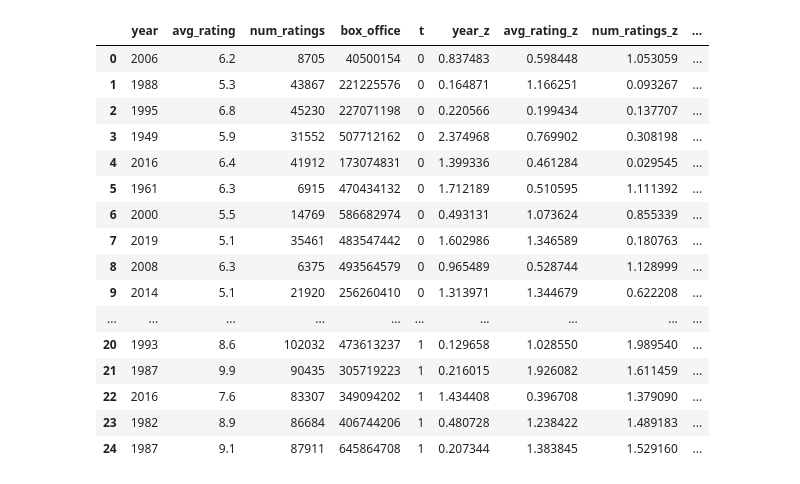
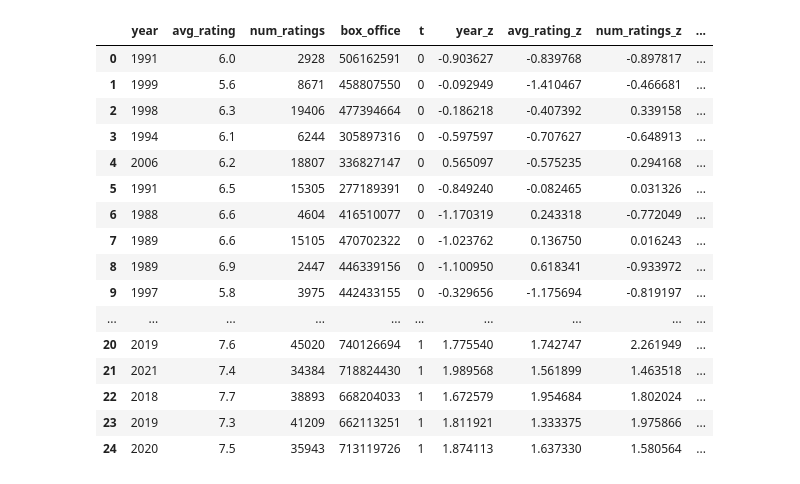
Before and after one commit to npiccolotto/undrground-tubes, a Jupyter notebook: data/synth/synth.ipynb, the cells around one changed output. Cells and saved outputs as stored; diff of their text form; code cells hidden in the pictures.

```diff
--- a/data/synth/synth.ipynb
+++ b/data/synth/synth.ipynb
@@ -64,13 +112,14 @@ nd2 = 5
 means, sds = list(
     zip(*[imdb_year_stats, imdb_avgrat_stats, imdb_numrat_stats, imdb_boxoffice_stats])
 )
+sds = np.array((0.25, 0.25, 0.25, 0.25)) * np.array(sds)
 limits = [(1890, 2023), (1, 10), (0, math.inf), (0, math.inf)]
-samples1 = rvs(means, sds, limits, size=nd1)
+samples1 = rvs(means,  np.array(sds), limits, size=nd1)
 # the small cluster has a shifted mean and tighter standard deviations
 # TODO make it configurable slash random
 # 1) what the direction of the shifted means is
 # 2) by how much the means are shifted and along which dimensions
-shifted_means = np.array(means) + np.array((0, 2, 2, 0)) * np.array(sds)
+shifted_means = np.array(means) + np.repeat(4,4) * np.array(sds)
 smaller_sds = np.array(sds) * np.repeat(0.5, 4)
 samples2 = rvs(shifted_means, smaller_sds, limits, size=nd2)
 samples = np.concatenate((samples1, samples2))
@@ -111,46 +160,46 @@ for field in ["year", "num_ratings", "box_office"]:
 # some floats should be rounded
 df["avg_rating"] = df["avg_rating"].round(1)
 # regarding sets
 # we want all sets to have at least one element in each cluster
 # which at the same time ensures that no set has a single or no element
 genre_colsums = df[imdb_top_genres + ["t"]].groupby("t").sum()
 for cluster in range(2):
     for genre in imdb_top_genres:
         count = genre_colsums.loc[cluster, genre]
         if count == 0:
             # take random row of that cluster and add the set there
             randrow_start = 0 if cluster == 0 else nd1
             randrow_end = nd1 if cluster == 0 else nd1 + nd2
             randrow = np.random.choice(
                 range(randrow_start, randrow_end), 1, replace=False
             )
             df.loc[randrow[0], genre] = 1
 # do the same sort of thing row-wise
 # there could be movies not in any set/genre, and we don't want that
 for i in range(df.shape[0]):
     while df.loc[i][imdb_top_genres].sum() < 1:
         for j, genre in enumerate(imdb_top_genres):
             # do the drawing again
             freq = imdb_top_genres_freq[j]
             flag = sps.binom.rvs(1, freq, size=1)
             df.loc[i, genre] = flag
 
 df
 # %% [output]
 |  | year | avg_rating | num_ratings | box_office | t | year_z | avg_rating_z | num_ratings_z | ... |
-| 0 | 2006 | 6.2 | 8705 | 40500154 | 0 | 0.837483 | 0.598448 | 1.053059 | ... |
-| 1 | 1988 | 5.3 | 43867 | 221225576 | 0 | 0.164871 | 1.166251 | 0.093267 | ... |
-| 2 | 1995 | 6.8 | 45230 | 227071198 | 0 | 0.220566 | 0.199434 | 0.137707 | ... |
-| 3 | 1949 | 5.9 | 31552 | 507712162 | 0 | 2.374968 | 0.769902 | 0.308198 | ... |
-| 4 | 2016 | 6.4 | 41912 | 173074831 | 0 | 1.399336 | 0.461284 | 0.029545 | ... |
-| 5 | 1961 | 6.3 | 6915 | 470434132 | 0 | 1.712189 | 0.510595 | 1.111392 | ... |
-| 6 | 2000 | 5.5 | 14769 | 586682974 | 0 | 0.493131 | 1.073624 | 0.855339 | ... |
-| 7 | 2019 | 5.1 | 35461 | 483547442 | 0 | 1.602986 | 1.346589 | 0.180763 | ... |
-| 8 | 2008 | 6.3 | 6375 | 493564579 | 0 | 0.965489 | 0.528744 | 1.128999 | ... |
-| 9 | 2014 | 5.1 | 21920 | 256260410 | 0 | 1.313971 | 1.344679 | 0.622208 | ... |
+| 0 | 1991 | 6.0 | 2928 | 506162591 | 0 | -0.903627 | -0.839768 | -0.897817 | ... |
+| 1 | 1999 | 5.6 | 8671 | 458807550 | 0 | -0.092949 | -1.410467 | -0.466681 | ... |
+| 2 | 1998 | 6.3 | 19406 | 477394664 | 0 | -0.186218 | -0.407392 | 0.339158 | ... |
+| 3 | 1994 | 6.1 | 6244 | 305897316 | 0 | -0.597597 | -0.707627 | -0.648913 | ... |
+| 4 | 2006 | 6.2 | 18807 | 336827147 | 0 | 0.565097 | -0.575235 | 0.294168 | ... |
+| 5 | 1991 | 6.5 | 15305 | 277189391 | 0 | -0.849240 | -0.082465 | 0.031326 | ... |
+| 6 | 1988 | 6.6 | 4604 | 416510077 | 0 | -1.170319 | 0.243318 | -0.772049 | ... |
+| 7 | 1989 | 6.6 | 15105 | 470702322 | 0 | -1.023762 | 0.136750 | 0.016243 | ... |
+| 8 | 1989 | 6.9 | 2447 | 446339156 | 0 | -1.100950 | 0.618341 | -0.933972 | ... |
+| 9 | 1997 | 5.8 | 3975 | 442433155 | 0 | -0.329656 | -1.175694 | -0.819197 | ... |
 | ... | ... | ... | ... | ... | ... | ... | ... | ... | ... |
-| 20 | 1993 | 8.6 | 102032 | 473613237 | 1 | 0.129658 | 1.028550 | 1.989540 | ... |
-| 21 | 1987 | 9.9 | 90435 | 305719223 | 1 | 0.216015 | 1.926082 | 1.611459 | ... |
-| 22 | 2016 | 7.6 | 83307 | 349094202 | 1 | 1.434408 | 0.396708 | 1.379090 | ... |
-| 23 | 1982 | 8.9 | 86684 | 406744206 | 1 | 0.480728 | 1.238422 | 1.489183 | ... |
-| 24 | 1987 | 9.1 | 87911 | 645864708 | 1 | 0.207344 | 1.383845 | 1.529160 | ... |
+| 20 | 2019 | 7.6 | 45020 | 740126694 | 1 | 1.775540 | 1.742747 | 2.261949 | ... |
+| 21 | 2021 | 7.4 | 34384 | 718824430 | 1 | 1.989568 | 1.561899 | 1.463518 | ... |
+| 22 | 2018 | 7.7 | 38893 | 668204033 | 1 | 1.672579 | 1.954684 | 1.802024 | ... |
+| 23 | 2019 | 7.3 | 41209 | 662113251 | 1 | 1.811921 | 1.333375 | 1.975866 | ... |
+| 24 | 2020 | 7.5 | 35943 | 713119726 | 1 | 1.874113 | 1.637330 | 1.580564 | ... |
```
Also changed, not shown: parts of 9 cells of this notebook, 3 other files.
